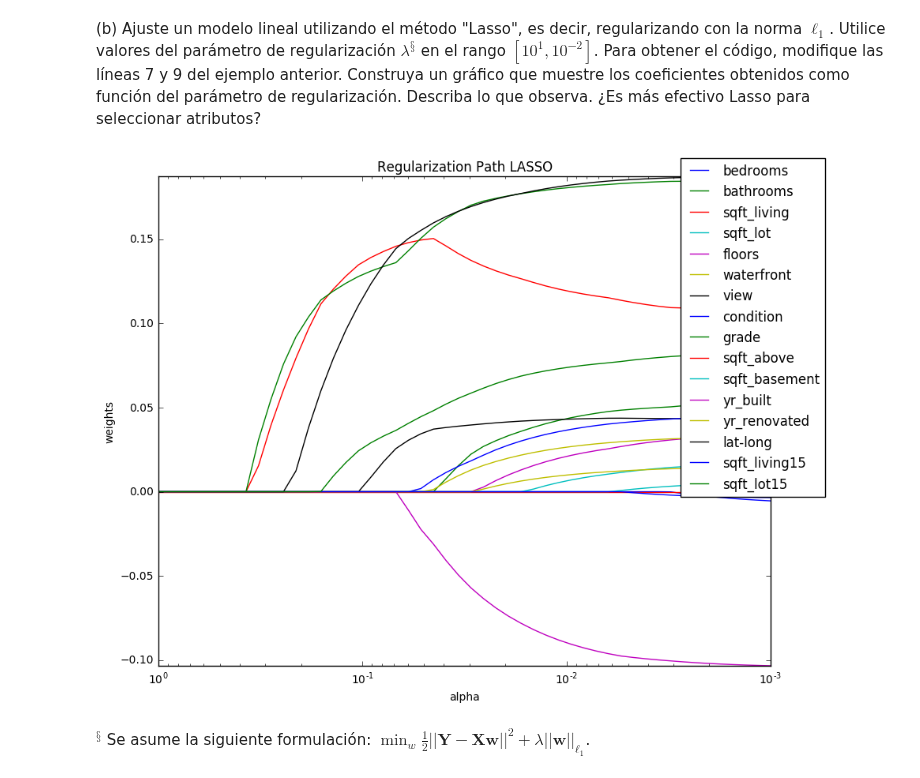
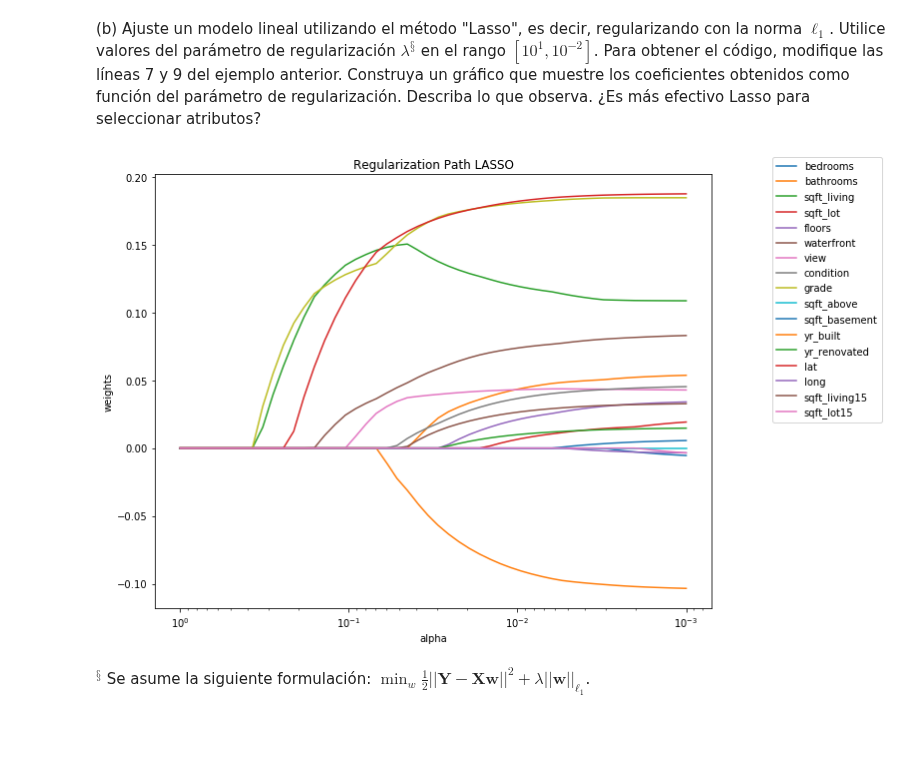
Before and after one commit to dsanmartin/INF578-HW, a Jupyter notebook: 1/Tarea1-ML.ipynb, the cells around one changed output. Cells and saved outputs as stored; diff of their text form; code cells hidden in the pictures; blank space fills up the shorter version.

```diff
--- a/1/Tarea1-ML.ipynb
+++ b/1/Tarea1-ML.ipynb
@@ -509,6 +619,7 @@ Dtrain = Dtrain.drop('intercept', axis=1)
 names_regressors = ["bedrooms","bathrooms","sqft_living","sqft_lot","floors","waterfront","view",
     "condition","grade","sqft_above","sqft_basement","yr_built","yr_renovated","lat-long",
     "sqft_living15","sqft_lot15"]
+names_regressors = df_scaled_train.columns
 
 alphas_ = np.logspace(8,-1,base=10)
 coefs = []
@@ -553,34 +664,35 @@ Dtrain = Dtrain.drop('intercept', axis=1)
 names_regressors = ["bedrooms","bathrooms","sqft_living","sqft_lot","floors","waterfront","view",
     "condition","grade","sqft_above","sqft_basement","yr_built","yr_renovated","lat-long",
     "sqft_living15","sqft_lot15"]
+names_regressors = df_scaled_train.columns
 
 alphas_ = np.logspace(0,-3,base=10)
 coefs = []
 clf = Lasso(fit_intercept=True)
 
 for a in alphas_:
     clf.set_params(alpha=a)
     clf.fit(Dtrain, ytrain)
     coefs.append(clf.coef_)
     ax = plt.gca()
 
 for y_arr, label in zip(np.squeeze(coefs).T, names_regressors):
     #print alphas_.shape
     #print y_arr.shape
     plt.plot(alphas_, y_arr, label=label)
 
 #plt.legend()
 ax.set_xscale('log')
 ax.set_xlim(ax.get_xlim()[::-1]) # reverse axis
 plt.xlabel('alpha')
 plt.ylabel('weights')
 plt.title('Regularization Path LASSO')
 plt.axis('tight')
 #plt.legend(loc=1)
 plt.legend(bbox_to_anchor=(1.1, 1.05))
 plt.show()
 # %% [output]
-[figure, old version]
+[figure, new version]
 # %% [markdown]
 $^{§}$ Se asume la siguiente formulación: $\min_w \frac12 ||\textbf{Y} - \textbf{Xw}||^2 + \lambda ||\textbf{w}||_{\ell_1}$.
 # %% [markdown]
```
Also changed, not shown: parts of 18 cells of this notebook.
